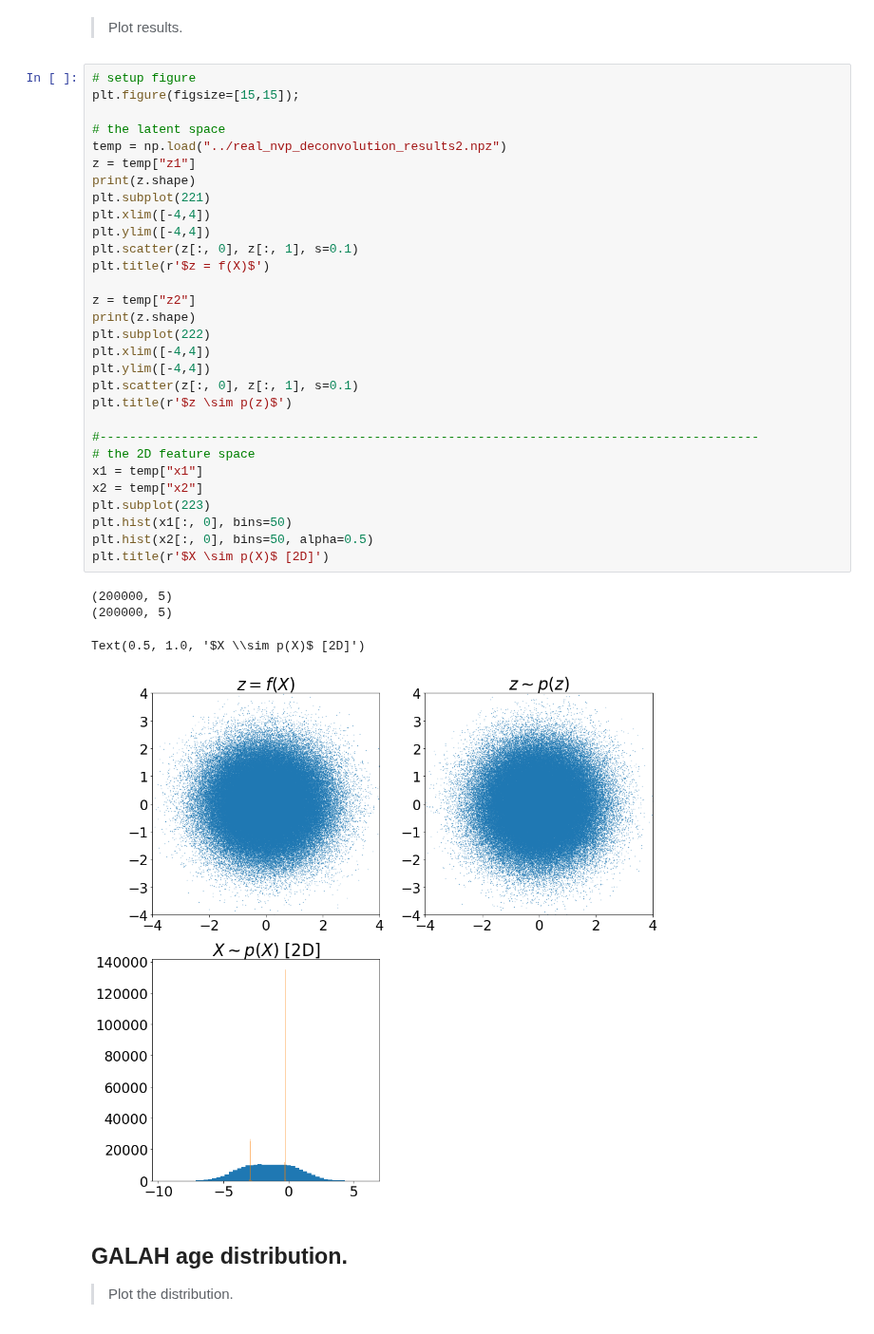
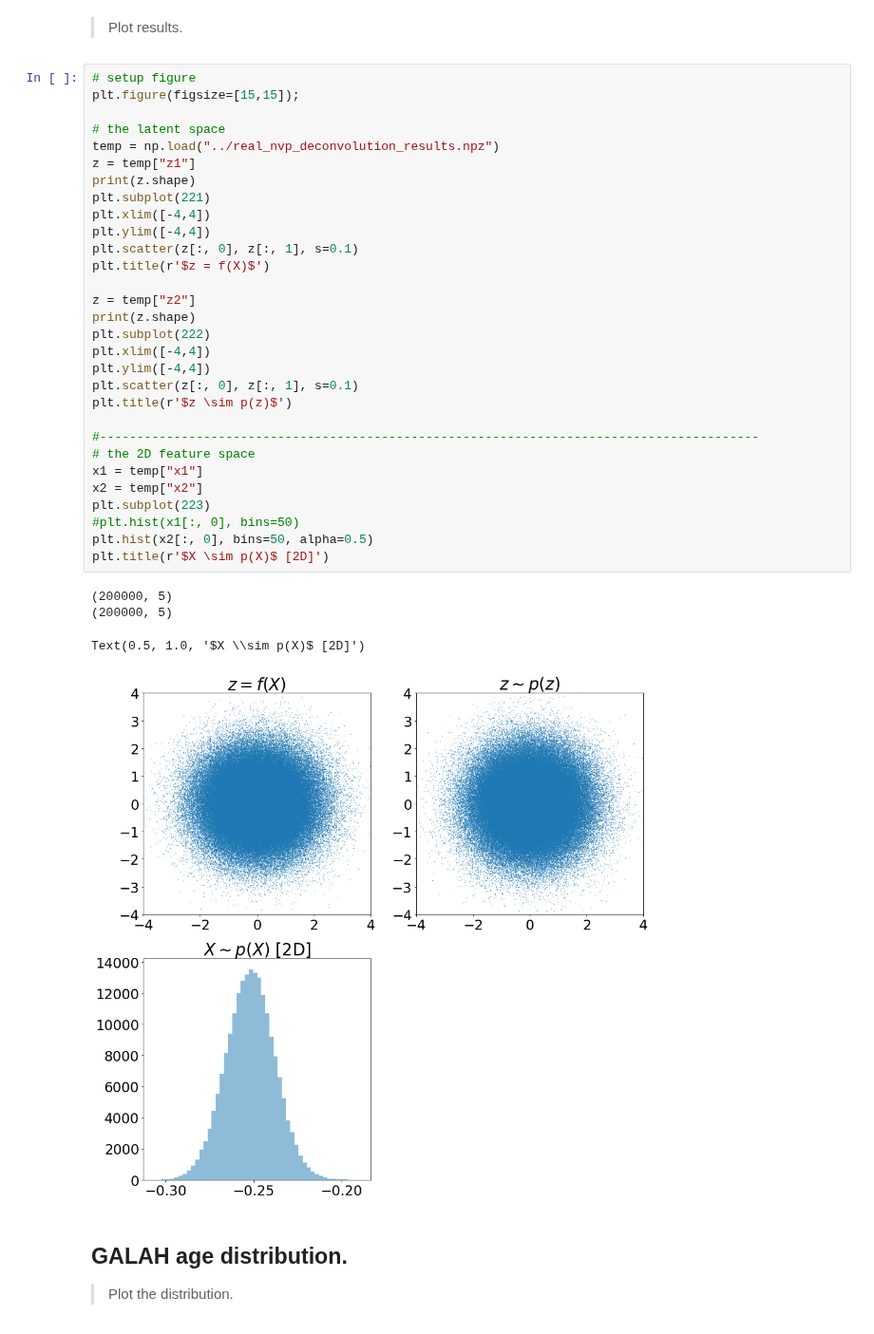
Before and after one commit to astrogilda/LSTM, a Jupyter notebook: RealNVP_Deconvolution.ipynb, the cells around one changed output. Shown at 95% size. Cells and saved outputs as stored; diff of their text form.

```diff
--- a/RealNVP_Deconvolution.ipynb
+++ b/RealNVP_Deconvolution.ipynb
@@ -92,36 +169,36 @@ np.savez("../mock_gaussians.npz", age=age, age_noised=age_noised)
 plt.figure(figsize=[15,15]);
 
 # the latent space
-temp = np.load("../real_nvp_deconvolution_results2.npz")
+temp = np.load("../real_nvp_deconvolution_results.npz")
 z = temp["z1"]
 print(z.shape)
 plt.subplot(221)
 plt.xlim([-4,4])
 plt.ylim([-4,4])
 plt.scatter(z[:, 0], z[:, 1], s=0.1)
 plt.title(r'$z = f(X)$')
 
 z = temp["z2"]
 print(z.shape)
 plt.subplot(222)
 plt.xlim([-4,4])
 plt.ylim([-4,4])
 plt.scatter(z[:, 0], z[:, 1], s=0.1)
 plt.title(r'$z \sim p(z)$')
 
 #-----------------------------------------------------------------------------------------
 # the 2D feature space
 x1 = temp["x1"]
 x2 = temp["x2"]
 plt.subplot(223)
-plt.hist(x1[:, 0], bins=50)
+#plt.hist(x1[:, 0], bins=50)
 plt.hist(x2[:, 0], bins=50, alpha=0.5)
 plt.title(r'$X \sim p(X)$ [2D]')
 # %% [output]
 (200000, 5)
 (200000, 5)
 Text(0.5, 1.0, '$X \\sim p(X)$ [2D]')
-[figure, old version]
+[figure, new version]
 # %% [markdown]
 ## GALAH age distribution.
 
```
Also changed, not shown: parts of 6 cells of this notebook, 1 other file.
